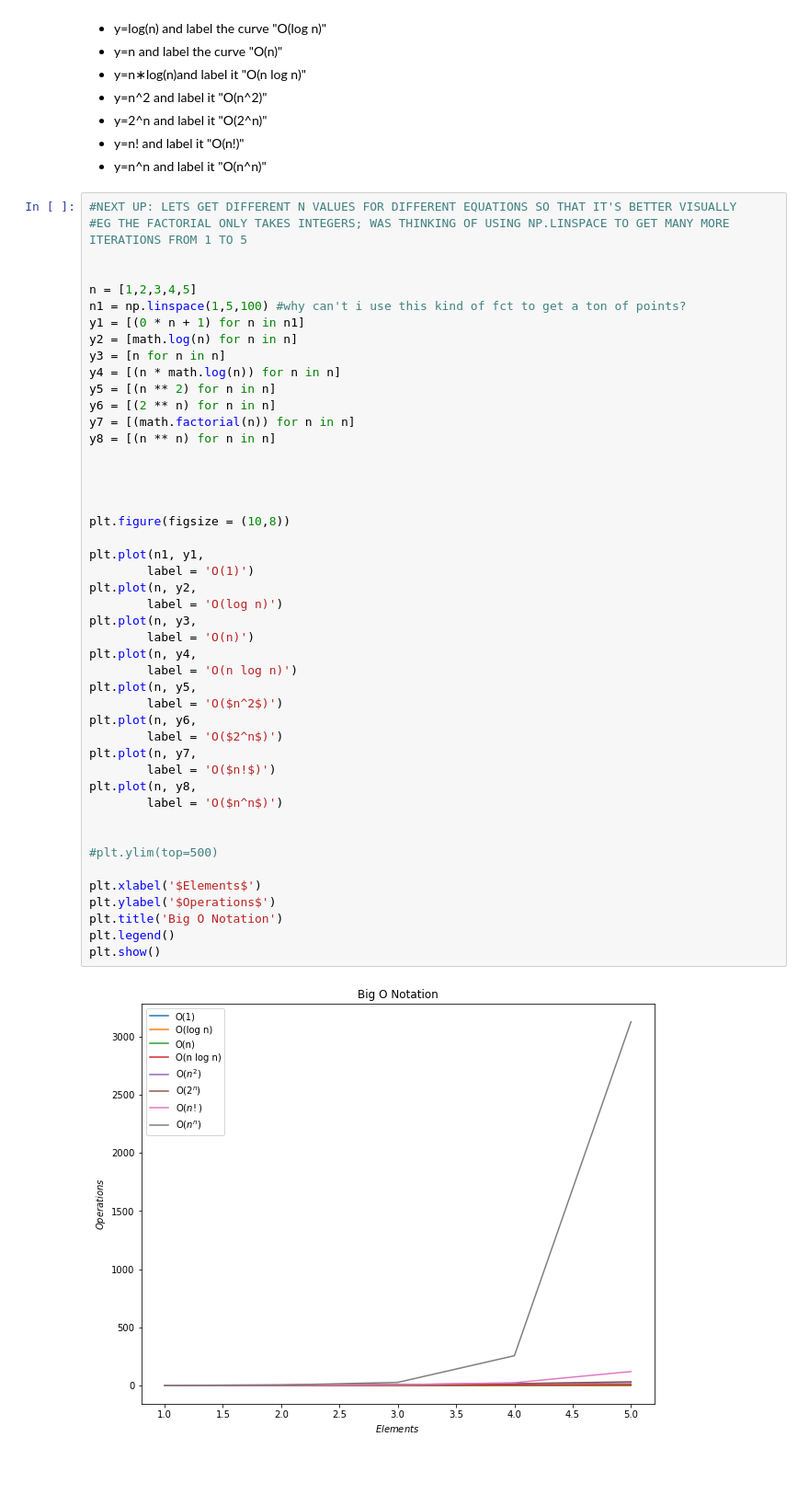
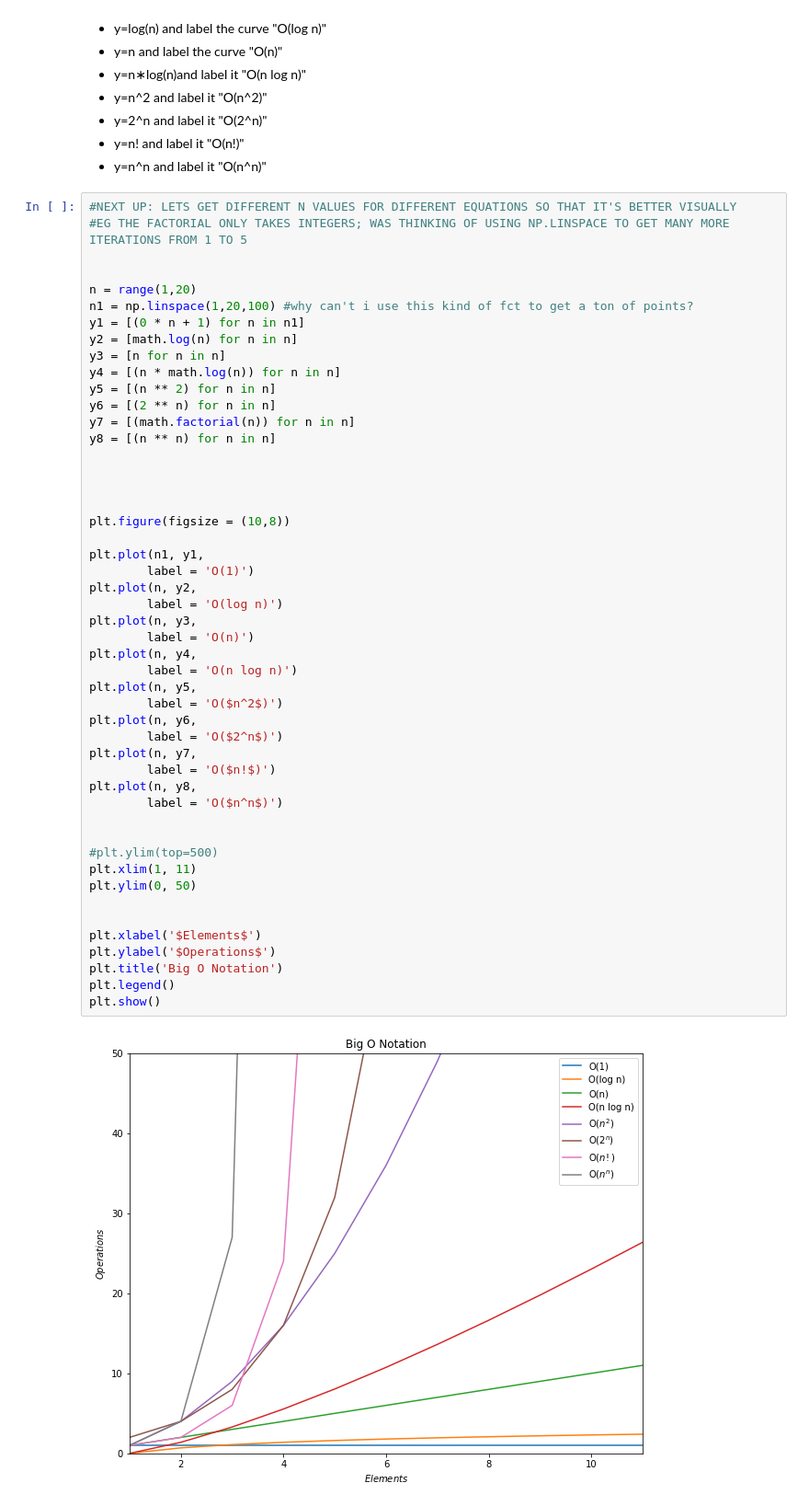
Before and after one commit to brianclements03/numpy-pandas-visualization-exercises, a Jupyter notebook: big_o_notation.ipynb, the cells around one changed output. Shown at 92% size. Saved outputs shown, nothing was run; the diff lists cells and outputs as text; blank space fills up the shorter version.

```diff
--- a/big_o_notation.ipynb
+++ b/big_o_notation.ipynb
@@ -32,8 +32,8 @@ Curves to graph
 #EG THE FACTORIAL ONLY TAKES INTEGERS; WAS THINKING OF USING NP.LINSPACE TO GET MANY MORE ITERATIONS FROM 1 TO 5
 
 
-n = [1,2,3,4,5]
-n1 = np.linspace(1,5,100) #why can't i use this kind of fct to get a ton of points?
+n = range(1,20)
+n1 = np.linspace(1,20,100) #why can't i use this kind of fct to get a ton of points?
 y1 = [(0 * n + 1) for n in n1]
 y2 = [math.log(n) for n in n]
 y3 = [n for n in n]
@@ -47,31 +47,34 @@ y8 = [(n ** n) for n in n]
 
 
 plt.figure(figsize = (10,8))
 
 plt.plot(n1, y1,
         label = 'O(1)')
 plt.plot(n, y2,
         label = 'O(log n)')
 plt.plot(n, y3,
         label = 'O(n)')
 plt.plot(n, y4,
         label = 'O(n log n)')
 plt.plot(n, y5,
         label = 'O($n^2$)')
 plt.plot(n, y6,
         label = 'O($2^n$)')
 plt.plot(n, y7,
         label = 'O($n!$)')
 plt.plot(n, y8,
         label = 'O($n^n$)')
 
 
 #plt.ylim(top=500)
+plt.xlim(1, 11)
+plt.ylim(0, 50)
+
 
 plt.xlabel('$Elements$')
 plt.ylabel('$Operations$')
 plt.title('Big O Notation')
 plt.legend()
 plt.show()
 # %% [output]
-[figure, old version]
+[figure, new version]
```
